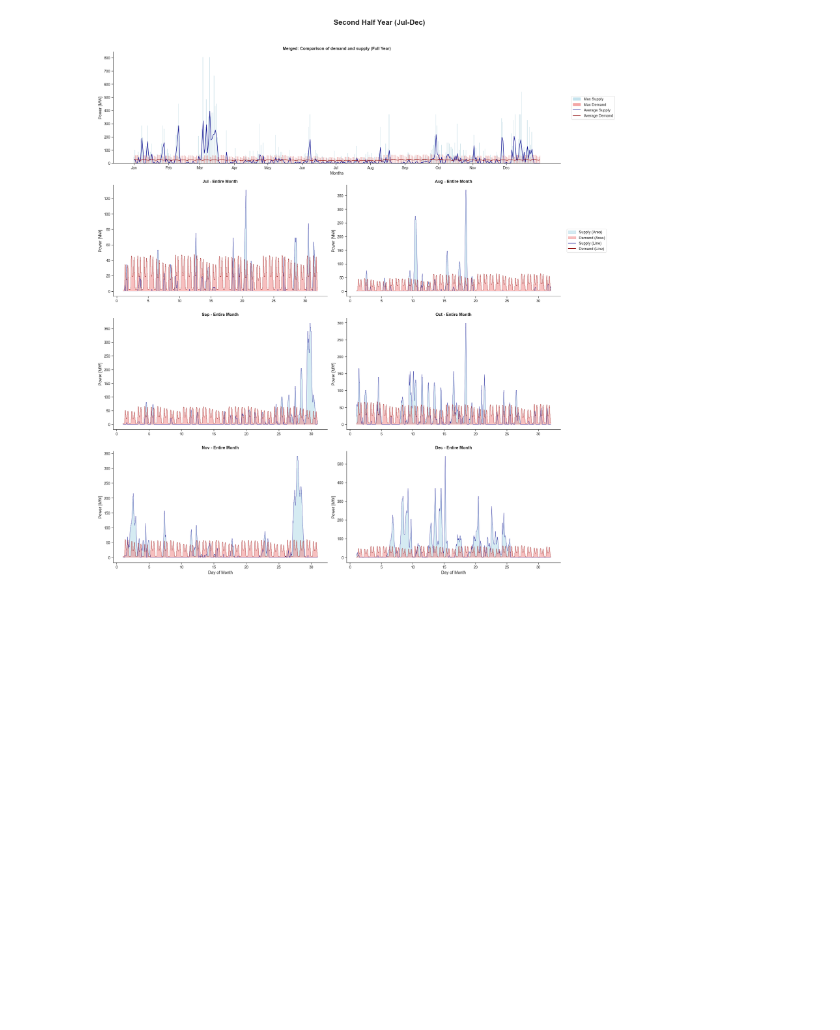
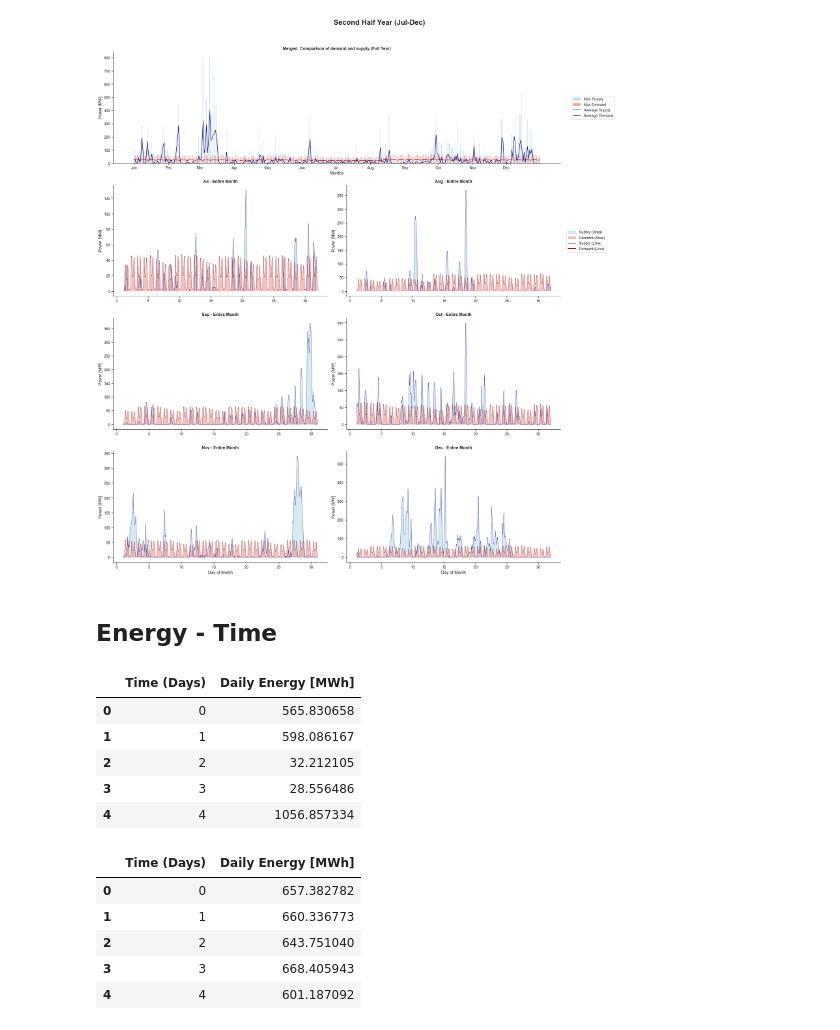
Before and after one commit to boombrian/Year1Q4-CBL-EST-Group38, a Jupyter notebook: plot analysis/plots.ipynb, the cells around one changed output. Saved outputs shown, nothing was run; the diff lists cells and outputs as text; code cells hidden in the pictures; blank space fills up the shorter version.

```diff
--- a/plot analysis/plots.ipynb
+++ b/plot analysis/plots.ipynb
@@ -391,3 +395,66 @@ create_half_year_figure_entire_month([6, 7, 8, 9, 10, 11], 'Second Half Year (Ju
 # %% [output]
 [figure]
 [figure]
+# %% [markdown]
+## Energy - Time
+# %%
+import scipy.integrate as integrate
+import pandas as pd
+
+def calculate_energy_metrics(df, time_col='time [s]', power_col='power [MW]', day_col='Time (Days)'):
+    """
+    Calculates the exact energy usage/generation using numerical integration (Trapezoidal rule).
+
+    Returns:
+    1. df: A copy of the original dataframe with a continuous 'Cumulative Energy [MWh]' tracker.
+    2. daily_energy_df: A standalone dataframe showing exactly how much energy was used per day.
+    """
+    # Work on a copy to prevent overriding original data
+    df = df.copy()
+
+    # 1. Compute continuous Cumulative Energy E(t) across the whole timeseries
+    # The output is in Megajoules (MW * seconds). We divide by 3600 to get MWh.
+    cumulative_mj = integrate.cumulative_trapezoid(df[power_col], df[time_col], initial=0)
+    df['Cumulative Energy [MWh]'] = cumulative_mj / 3600.0
+
+    # 2. Compute exact Energy per Day using the cumulative tracker
+    if day_col in df.columns:
+        # Find the absolute cumulative energy at the exact end of each day
+        end_of_day_cum = df.groupby(day_col, observed=False)['Cumulative Energy [MWh]'].last()
+
+        # The total energy consumed IN that day is the difference from the end of the previous day
+        # For the very first day, .diff() gives NaN, so we fill it with the 1st day's total cumulative value
+        daily_totals = end_of_day_cum.diff().fillna(end_of_day_cum.iloc[0])
+
+        # Format nicely into a pandas DataFrame
+        daily_energy_df = daily_totals.reset_index()
+        daily_energy_df.rename(columns={'Cumulative Energy [MWh]': 'Daily Energy [MWh]'}, inplace=True)
+    else:
+        daily_energy_df = None
+
+    return df, daily_energy_df
+
+# ==========================================
+# HOW TO USE IT:
+# ==========================================
+
+# Run the function on your existing datasets
+df_supply_integrated, supply_daily_mwh = calculate_energy_metrics(df_supply)
+df_demand_integrated, demand_daily_mwh = calculate_energy_metrics(df_demand)
+
+# Look at the numbers representing the Daily Energy [MWh] arrays:
+display(supply_daily_mwh.head())
+display(demand_daily_mwh.head())
+# %% [output]
+|  | Time (Days) | Daily Energy [MWh] |
+| 0 | 0 | 565.830658 |
+| 1 | 1 | 598.086167 |
+| 2 | 2 | 32.212105 |
+| 3 | 3 | 28.556486 |
+| 4 | 4 | 1056.857334 |
+|  | Time (Days) | Daily Energy [MWh] |
+| 0 | 0 | 657.382782 |
+| 1 | 1 | 660.336773 |
+| 2 | 2 | 643.751040 |
+| 3 | 3 | 668.405943 |
+| 4 | 4 | 601.187092 |
```
Also changed, not shown: parts of 4 cells of this notebook, 1 other file.
